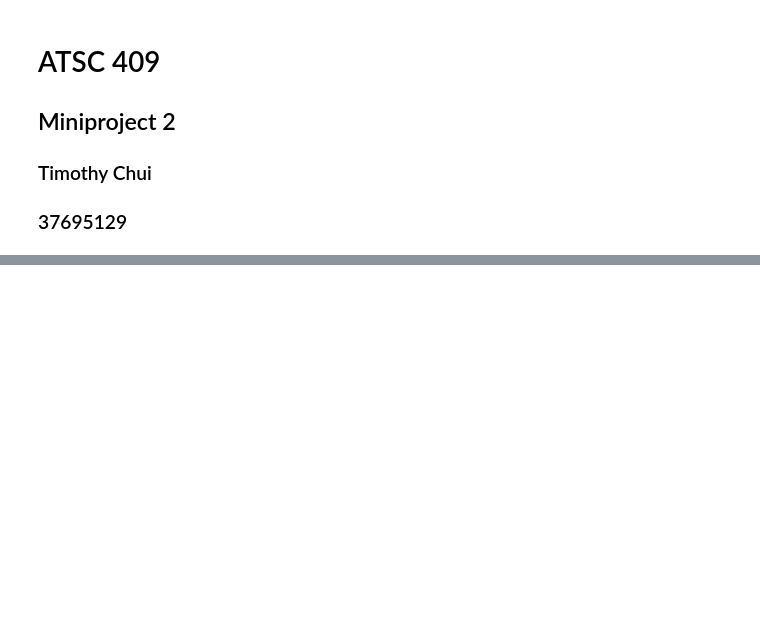
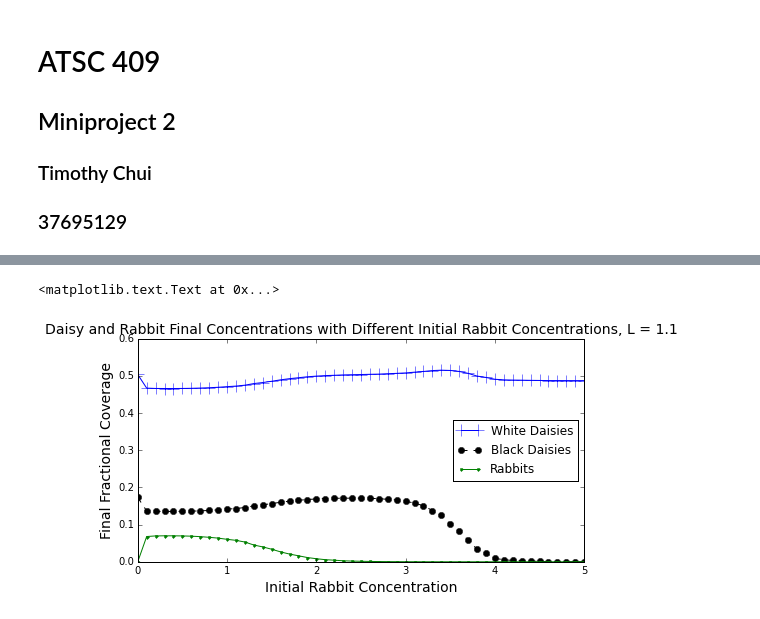
Before and after one commit to tc637/numeric, a Jupyter notebook: lab5/miniproject_2.ipynb, the cells around one changed output, grey strips where cells are left out. Saved outputs shown, nothing was run; the diff lists cells and outputs as text; code cells hidden in the pictures; blank space fills up the shorter version.

```diff
--- a/lab5/miniproject_2.ipynb
+++ b/lab5/miniproject_2.ipynb
@@ -5,6 +5,7 @@
 <h3>37695129</h3>
 # %%
 # make new yaml file for miniproject
+
 import yaml
 timevars={'timevars':{'dt':0.1,'tstart':0.0,'tend':100.0}}
 # chid = constant death of daisies
@@ -18,7 +19,7 @@ timevars={'timevars':{'dt':0.1,'tstart':0.0,'tend':100.0}}
 # betaf = constant growth rate of foxes
 
 # initialize yaml file for rabbits only, no foxes (i.e. set all fox-based parameters to 0)
-uservars={'uservars':{'albedo_white':0.75,'chid':0.3,'chir':0.3,'chif':0.0,'phi':0.1,'theta':0.0,
+uservars={'uservars':{'albedo_white':0.75,'chid':0.3,'chir':0.3,'chif':0.0,'phi':1,'theta':0.0,
                       'betar':0.5,'betaf':0.0,'S0':3668.0,'L':1.1,'albedo_black':0.25,
                       'R':0.12,'sigma':5.67e-08,'albedo_ground':0.5}}
 initvars={'initvars':{'whiteconc':0.2,'blackconc':0.7, 'rabbitconc':0.1, 'foxconc':0.0}} # add rabbit and fox conc.
@@ -30,6 +31,14 @@ with open('miniproject_2.yaml','w') as f:
     f.write(yaml.dump(uservars,default_flow_style=False))
     f.write(yaml.dump(initvars,default_flow_style=False))
     f.write(yaml.dump(adaptvars,default_flow_style=False))
+# %%
+# function to load/restart yaml file, and initialize the dictionaries for easy edits
+def reset_params():
+    with open("miniproject_2.yaml", "r") as yaml_file:
+        yaml_all = yaml.load(yaml_file)
+        uservars_init = yaml_all["uservars"]
+        initvars_init = yaml_all["initvars"]
+    return uservars_init, initvars_init
 # %%
 import numlabs.lab5.lab5_funs
 from importlib import reload
@@ -305,0 +349,15 @@ foxes = 0.0
+# %%
+# different rabbit initial conditions
+rabbit_inits = np.arange(0.0,5.05,0.1)
+change_key = "rabbitconc"
+is_init = True
+should_reset = True
+thefig1,theAx1 = plot_final(is_init, should_reset, change_key, rabbit_inits, uservars_init, initvars_init)
+
+theAx1.set_title('Daisy and Rabbit Final Concentrations with Different Initial Rabbit Concentrations, L = {}'.format(uservars_init["L"]),
+                 fontsize=14)
+theAx1.set_xlabel('Initial Rabbit Concentration',fontsize=14)
+theAx1.set_ylabel('Final Fractional Coverage',fontsize=14)
+# %% [output]
+<matplotlib.text.Text at 0x...>
+[figure, added]
```
Also changed, not shown: parts of 4 cells of this notebook.
